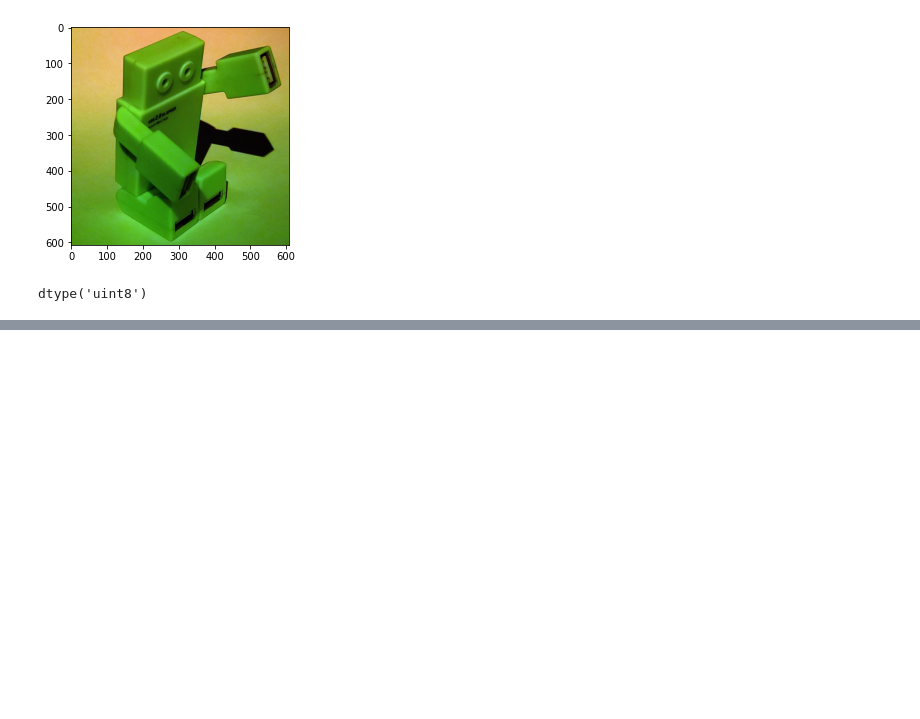
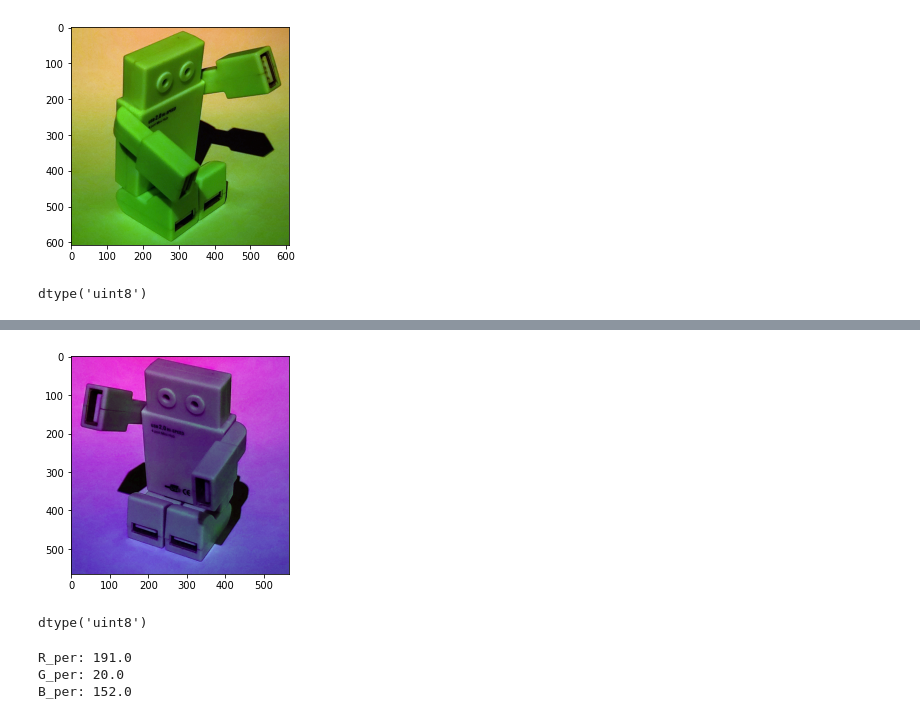
Before and after one commit to Minombreesana/vision_por_computadora_I, a Jupyter notebook: TP_1_white_patch.ipynb, the cells around one changed output, grey strips where cells are left out. Saved outputs shown, nothing was run; the diff lists cells and outputs as text; code cells hidden in the pictures; blank space fills up the shorter version.

```diff
--- a/TP_1_white_patch.ipynb
+++ b/TP_1_white_patch.ipynb
@@ -134,0 +182,31 @@ dtype('uint8')
+# %%
+# Normalización
+
+tito_r3 = tito_3_RGB[:,:,0]/r3_max
+tito_g3 = tito_3_RGB[:,:,1]/g3_max
+tito_b3 = tito_3_RGB[:,:,2]/b3_max
+# %%
+tito_3_RGB2 = cv.merge((np.uint8(tito_r3*255), np.uint8(tito_g3*255), np.uint8(tito_b3*255)))
+# %%
+plt.imshow(tito_3_RGB2)
+plt.show()
+tito_3_RGB2.dtype
+# %% [output]
+[figure, added]
+dtype('uint8')
+# %%
+# Prueba con percentiles
+
+per = 98
+
+r_per = np.percentile(tito_3_RGB[:,:,0], per)
+g_per = np.percentile(tito_3_RGB[:,:,1], per)
+b_per = np.percentile(tito_3_RGB[:,:,2], per)
+
+print('R_per:', r_per)
+print('G_per:', g_per)
+print('B_per:', b_per)
+# %% [output]
+R_per: 191.0
+G_per: 20.0
+B_per: 152.0
```
Also changed, not shown: parts of 9 cells of this notebook.
